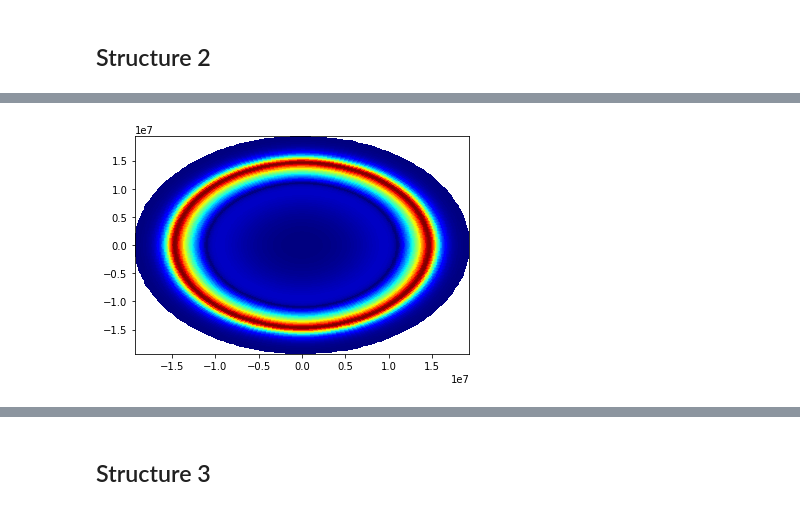
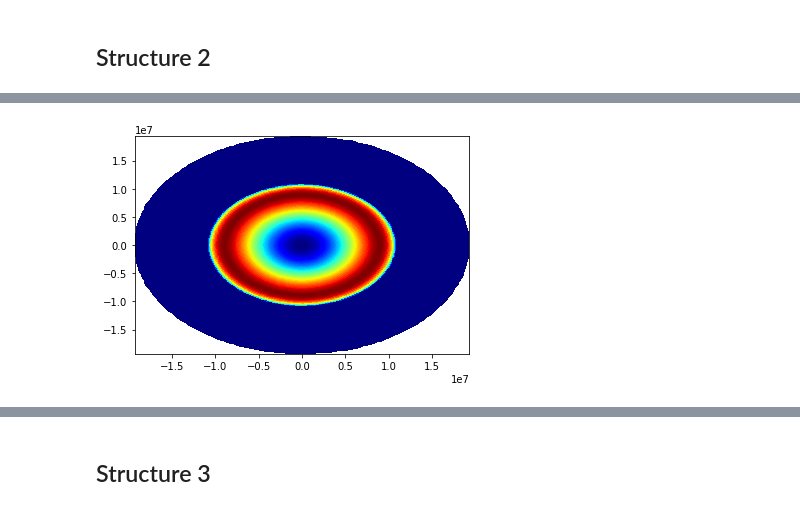
Before and after one commit to knifelees3/DipoleFarfieldinStratifiedMediaPython, a Jupyter notebook: Verify_ChenNatPhoton.ipynb, the cells around one changed output, grey strips where cells are left out. Saved outputs shown, nothing was run; the diff lists cells and outputs as text; code cells hidden in the pictures.

```diff
--- a/Verify_ChenNatPhoton.ipynb
+++ b/Verify_ChenNatPhoton.ipynb
@@ -152,5 +152,5 @@ ky_grid = krho_grid*np.sin(kphi_grid)
 # Initialize the Green Function
 D2.Cal_Green_List(kx_grid, ky_grid)
 # To calculate and plot the pattern for a given p0
-Pattern2 = D2.Cal_PatternUp_List_QD_p1p2(p0, p0)
+PatternUp2,PatternDn2 = D2.Cal_Pattern_List_QD_p1(p0)
 # %% [output]
@@ -159,8 +159,8 @@ Pattern2 = D2.Cal_PatternUp_List_QD_p1p2(p0, p0)
 # %%
 fig1 = plt.figure()
-plt.pcolormesh(kx_grid,ky_grid,Pattern2, cmap='jet')
+plt.pcolormesh(kx_grid,ky_grid,PatternDn2, cmap='jet')
 plt.savefig("./Figures/VerifyChenStr22D.png")
 plt.show()
 # %% [output]
-[figure, old version]
+[figure, new version]
 # %%
```
Also changed, not shown: parts of 12 cells of this notebook, 6 other files.
